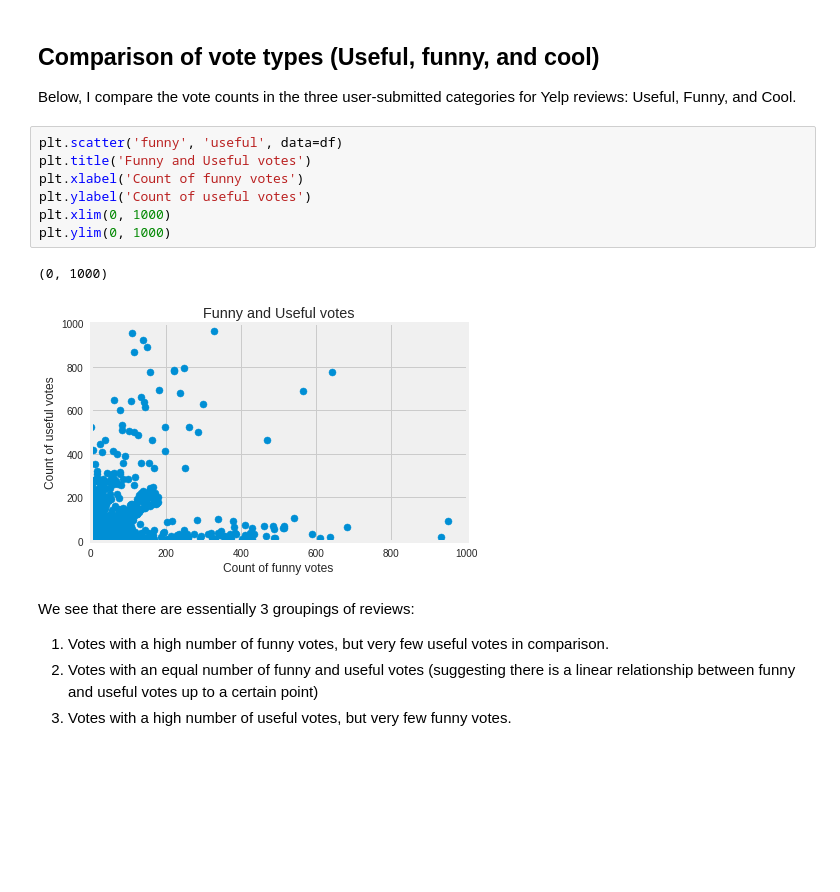
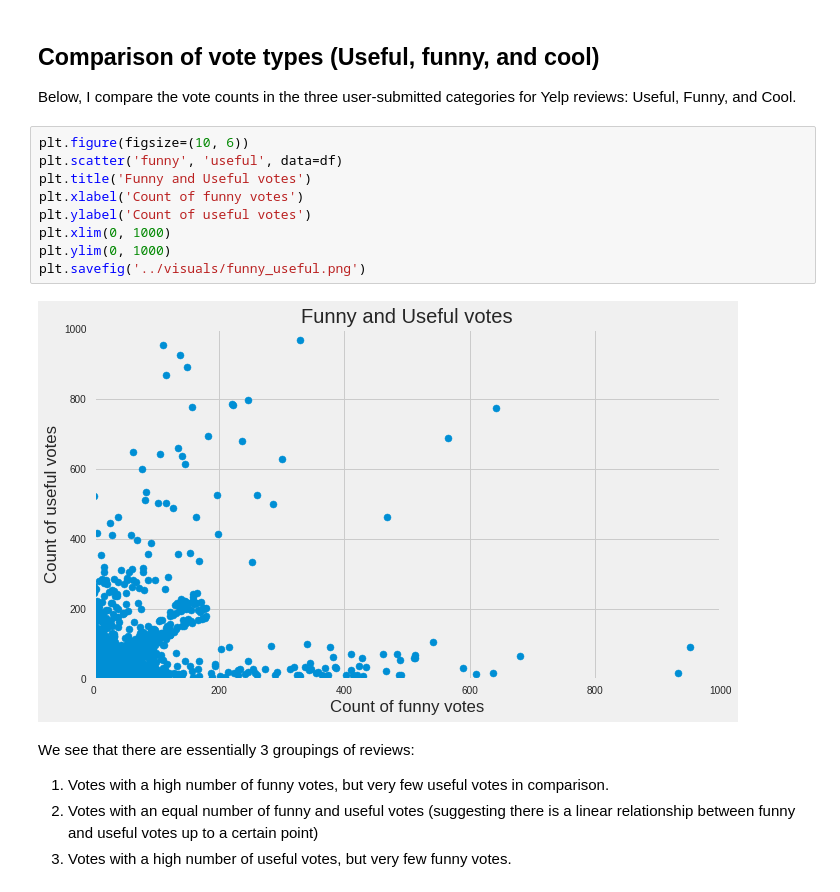
Before and after one commit to gd32/yelp_topic_modeling, a Jupyter notebook: notebooks/01_EDA_Reviews.ipynb, the cells around one changed output. Drawn from its saved outputs; the diff is of its cells as text; blank space fills up the shorter version.

```diff
--- a/notebooks/01_EDA_Reviews.ipynb
+++ b/notebooks/01_EDA_Reviews.ipynb
@@ -232,15 +246,16 @@ Overall, it looks like reviews of all levels mostly are 250 words or under. It a
 
 Below, I compare the vote counts in the three user-submitted categories for Yelp reviews: Useful, Funny, and Cool.
 # %%
+plt.figure(figsize=(10, 6))
 plt.scatter('funny', 'useful', data=df)
 plt.title('Funny and Useful votes')
 plt.xlabel('Count of funny votes')
 plt.ylabel('Count of useful votes')
 plt.xlim(0, 1000)
 plt.ylim(0, 1000)
+plt.savefig('../visuals/funny_useful.png')
 # %% [output]
-(0, 1000)
-[figure, old version]
+[figure, new version]
 # %% [markdown]
 We see that there are essentially 3 groupings of reviews:
 
```
Also changed, not shown: parts of 19 cells of this notebook, 9 other files.
